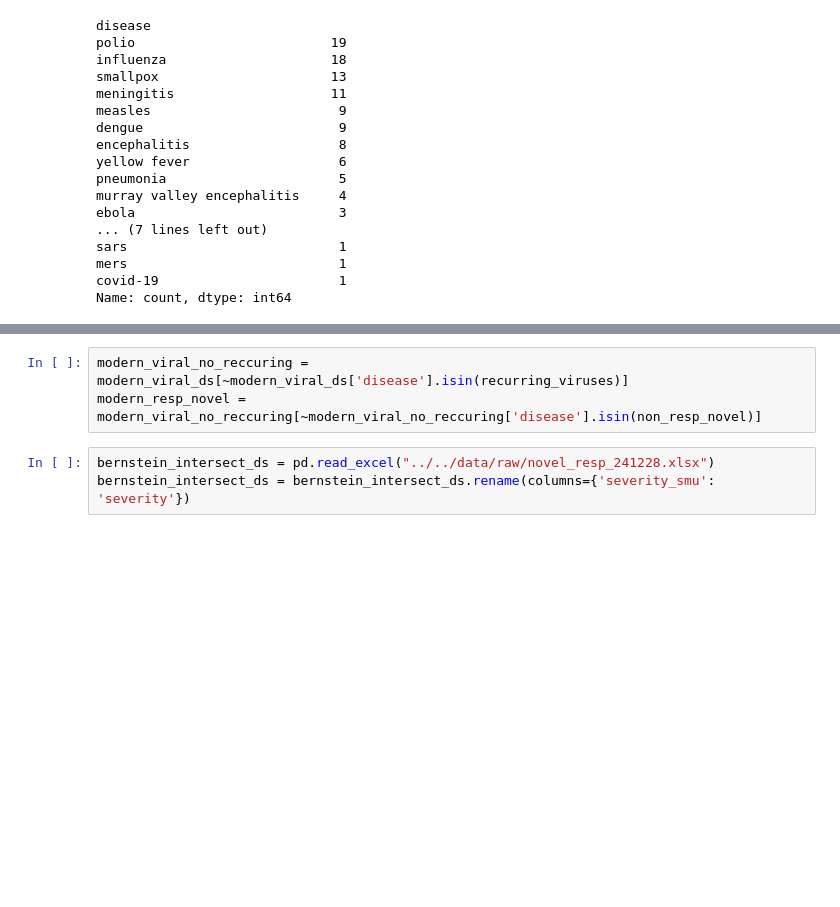
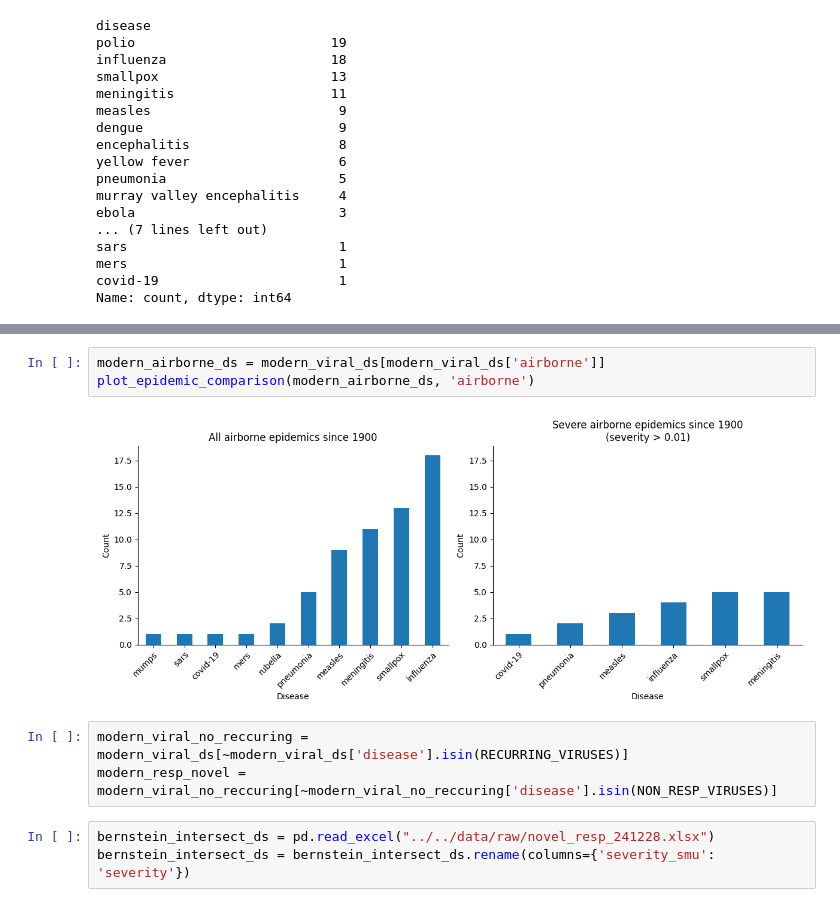
Before and after one commit to DevInnovationLab/pandemic_model_public, a Jupyter notebook: python/notebooks/22 systematic_change_analysis.ipynb, the cells around one changed output, grey strips where cells are left out. Saved outputs shown, nothing was run; the diff lists cells and outputs as text; blank space fills up the shorter version.

```diff
--- a/python/notebooks/22 systematic_change_analysis.ipynb
+++ b/python/notebooks/22 systematic_change_analysis.ipynb
@@ -59,6 +148,11 @@ non_resp_novel = ['ebola', 'west nile', 'kyasanur forest disease', 'hemorrhagic
+# %%
+modern_airborne_ds = modern_viral_ds[modern_viral_ds['airborne']]
+plot_epidemic_comparison(modern_airborne_ds, 'airborne')
+# %% [output]
+[figure, added]
 # %%
-modern_viral_no_reccuring = modern_viral_ds[~modern_viral_ds['disease'].isin(recurring_viruses)]
-modern_resp_novel = modern_viral_no_reccuring[~modern_viral_no_reccuring['disease'].isin(non_resp_novel)]
+modern_viral_no_reccuring = modern_viral_ds[~modern_viral_ds['disease'].isin(RECURRING_VIRUSES)]
+modern_resp_novel = modern_viral_no_reccuring[~modern_viral_no_reccuring['disease'].isin(NON_RESP_VIRUSES)]
 # %%
 bernstein_intersect_ds = pd.read_excel("../../data/raw/novel_resp_241228.xlsx")
 bernstein_intersect_ds = bernstein_intersect_ds.rename(columns={'severity_smu': 'severity'})
```
Also changed, not shown: parts of 15 cells of this notebook, 11 other files.
